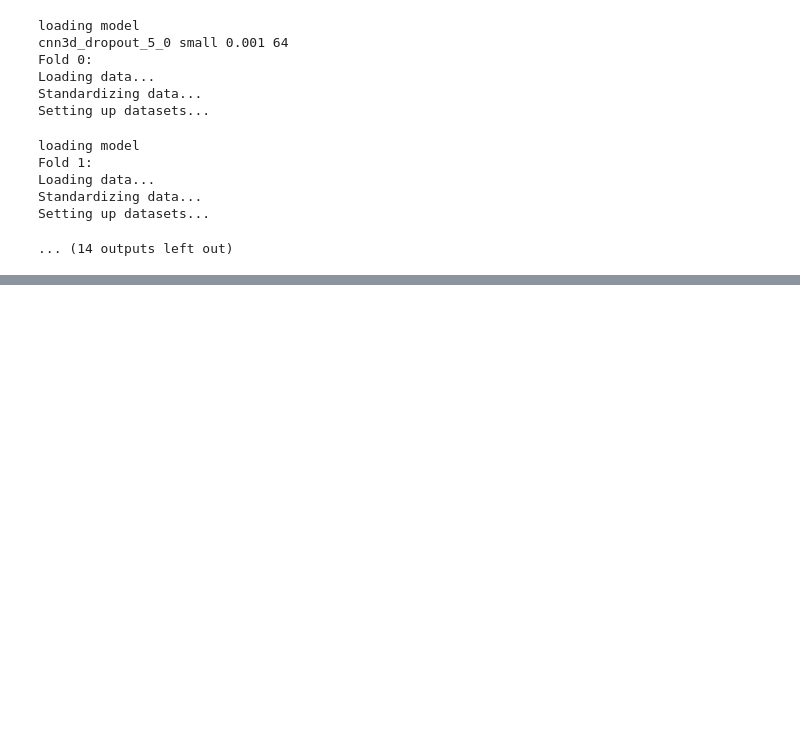
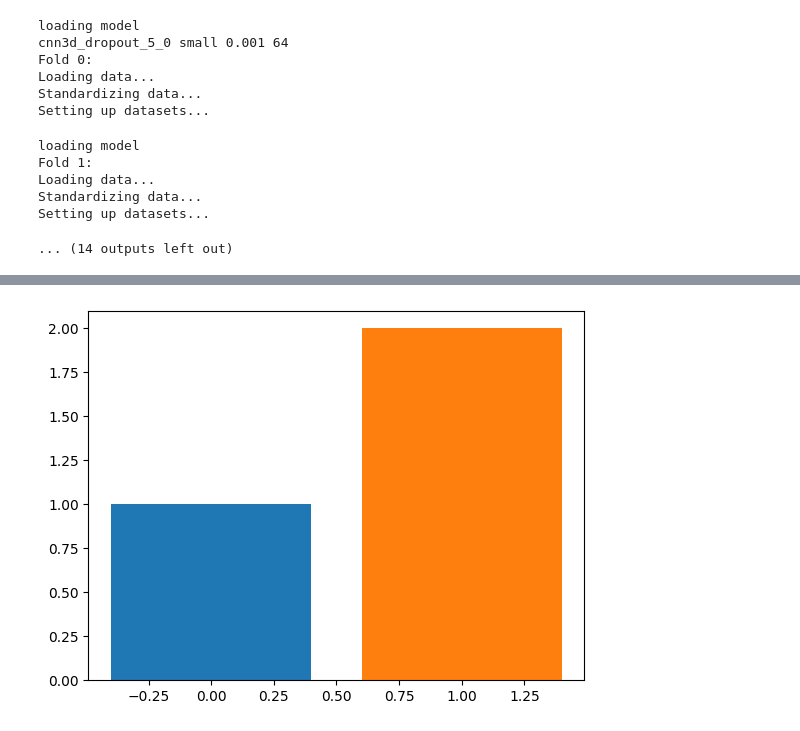
Before and after one commit to milesepstein13/convective_outlook_ml, a Jupyter notebook: compare_models.ipynb, the cells around one changed output, grey strips where cells are left out. Saved outputs shown, nothing was run; the diff lists cells and outputs as text; code cells hidden in the pictures; blank space fills up the shorter version.

```diff
--- a/compare_models.ipynb
+++ b/compare_models.ipynb
@@ -317,0 +488,6 @@ Setting up datasets...
+# %%
+plt.bar(0, 1)
+plt.bar(1, 2)
+plt.show()
+# %% [output]
+[figure, added]
```
Also changed, not shown: parts of 10 cells of this notebook, 4 other files.
